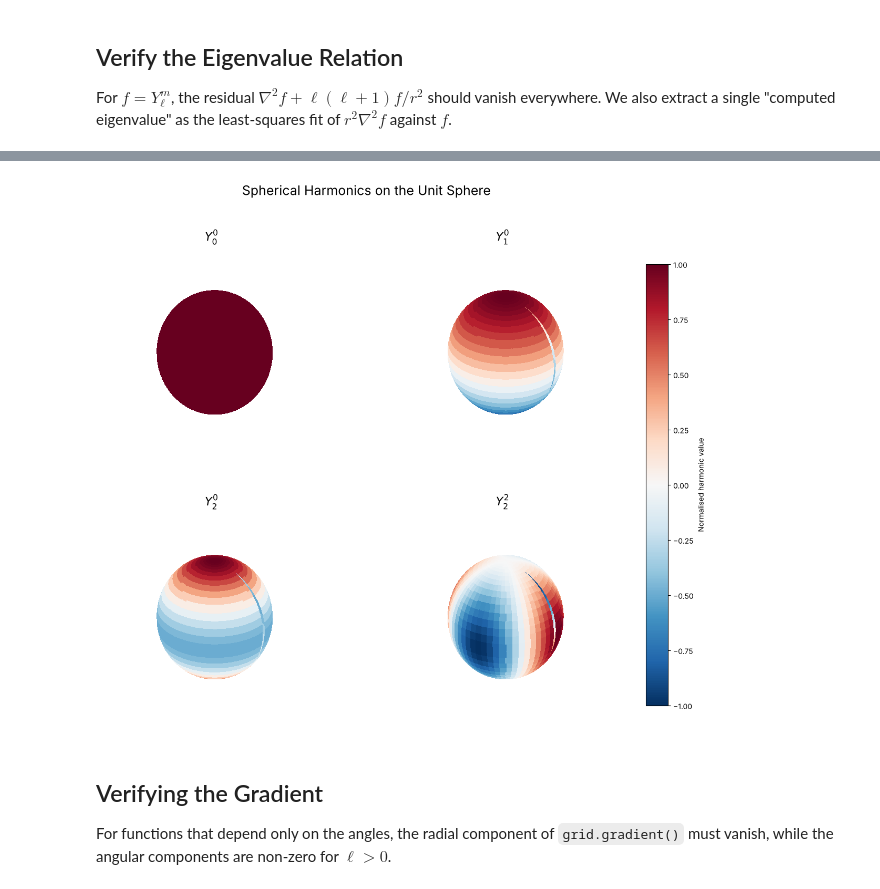
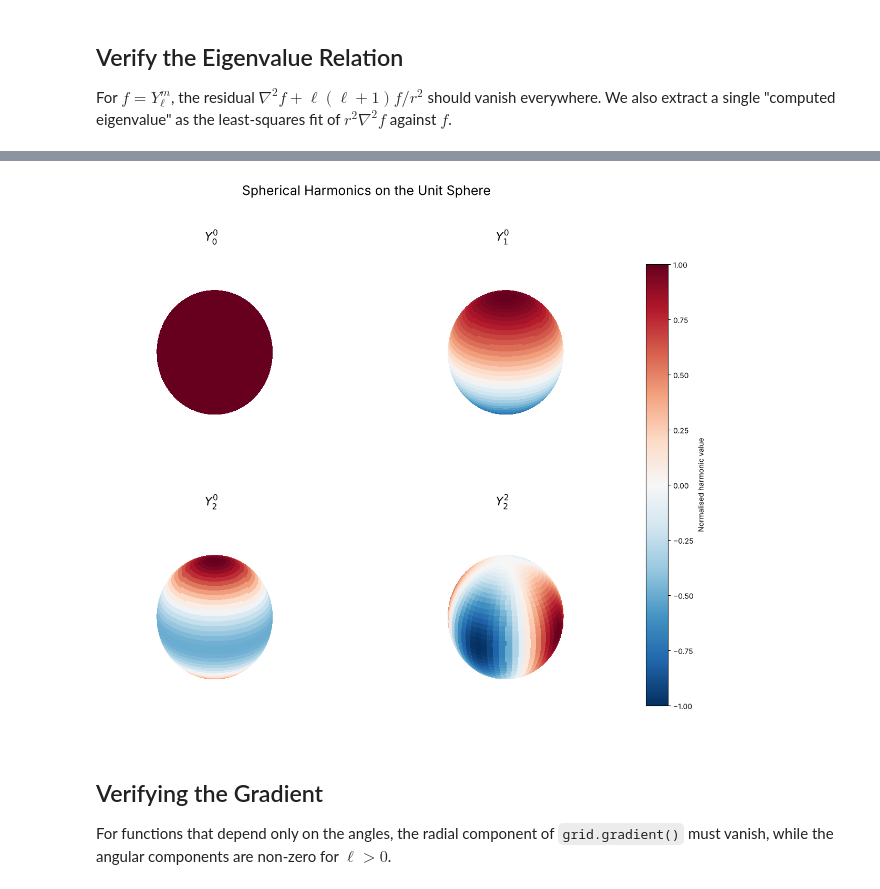
Before and after one commit to maroba/numgrids, a Jupyter notebook: examples/spherical-harmonics.ipynb, the cells around one changed output, grey strips where cells are left out. Saved outputs shown, nothing was run; the diff lists cells and outputs as text; code cells hidden in the pictures.

```diff
--- a/examples/spherical-harmonics.ipynb
+++ b/examples/spherical-harmonics.ipynb
@@ -45,10 +46,9 @@ We build a 3D spherical grid with coordinates $(r, \theta, \varphi)$; its axes a
 - **Azimuthal axis** ($\varphi$): periodic points on $[0,\, 2\pi)$.
 # %%
-eps = 0.01
 grid = SphericalGrid(
-    chebyshev(20, 0.5, 2.0),            # r
-    chebyshev(40, eps, np.pi - eps),    # theta
-    periodic(60),                       # phi
+    chebyshev(20, 0.5, 2.0),    # r
+    colatitude(40),             # theta, pole to pole
+    periodic(60),               # phi
 )
 R, Theta, Phi = grid.meshed_coords
 print(grid)
@@ -153,25 +154,35 @@ radius, rescale it to the unit sphere and color it by the value of the harmonic.
 # %%
-X, Yc, Z = (c[-1] / r_outer for c in grid.cartesian_coords)
+theta = np.concatenate([[0.0], grid.coords[1], [np.pi]])
+phi = np.concatenate([grid.coords[2], [2 * np.pi]])
+T, P = np.meshgrid(theta, phi, indexing="ij")
+X, Yc, Z = np.sin(T) * np.cos(P), np.sin(T) * np.sin(P), np.cos(T)
+
+def on_closed_sphere(f):
+    # values on the outer sphere, plus interpolated pole values and the closed seam
+    outer = f[-1]
+    poles = grid.interpolate(f, [(r_outer, 0.0, 0.0), (r_outer, np.pi, 0.0)], method="spectral")
+    values = np.vstack([np.full(outer.shape[1], poles[0]), outer, np.full(outer.shape[1], poles[1])])
+    return np.hstack([values, values[:, :1]])
 
 fig = plt.figure(figsize=(14, 12))
 norm = colors.Normalize(vmin=-1, vmax=1)
 for idx, (l, m) in enumerate([(0, 0), (1, 0), (2, 0), (2, 2)]):
     ax = fig.add_subplot(2, 2, idx + 1, projection="3d")
-    vals = Y[(l, m)][-1]
+    vals = on_closed_sphere(Y[(l, m)])
     vals = vals / np.abs(vals).max()
     ax.plot_surface(X, Yc, Z, facecolors=cm.RdBu_r(norm(vals)), rstride=1, cstride=1,
                     antialiased=False, shade=False)
     ax.set_title(f"$Y_{{{l}}}^{{{m}}}$", fontsize=16)
     ax.set_box_aspect([1, 1, 1])
     ax.set_axis_off()
 
 mappable = cm.ScalarMappable(norm=norm, cmap=cm.RdBu_r)
 fig.subplots_adjust(right=0.85)
 fig.colorbar(mappable, cax=fig.add_axes([0.88, 0.15, 0.03, 0.7]), label="Normalised harmonic value")
 fig.suptitle("Spherical Harmonics on the Unit Sphere", fontsize=18, y=0.98)
 plt.show()
 # %% [output]
-[figure, old version]
+[figure, new version]
 # %% [markdown]
 ## Verifying the Gradient
 
```
Also changed, not shown: parts of 14 cells of this notebook, 17 other files.
